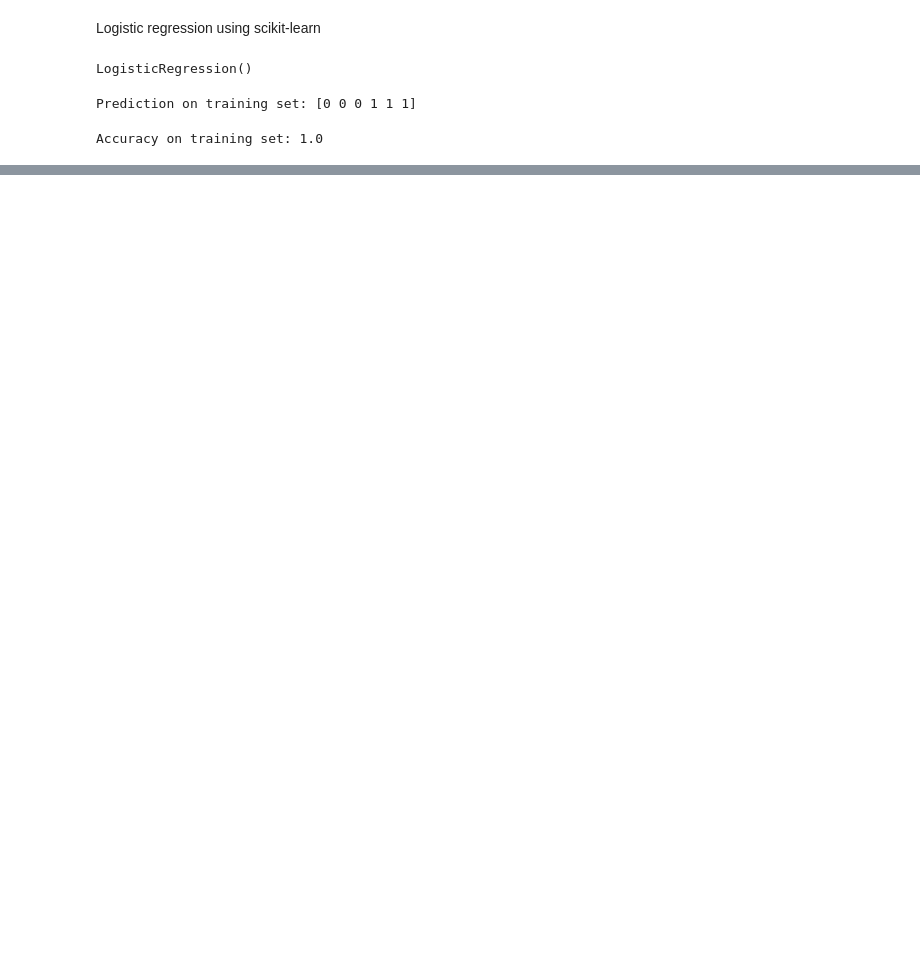
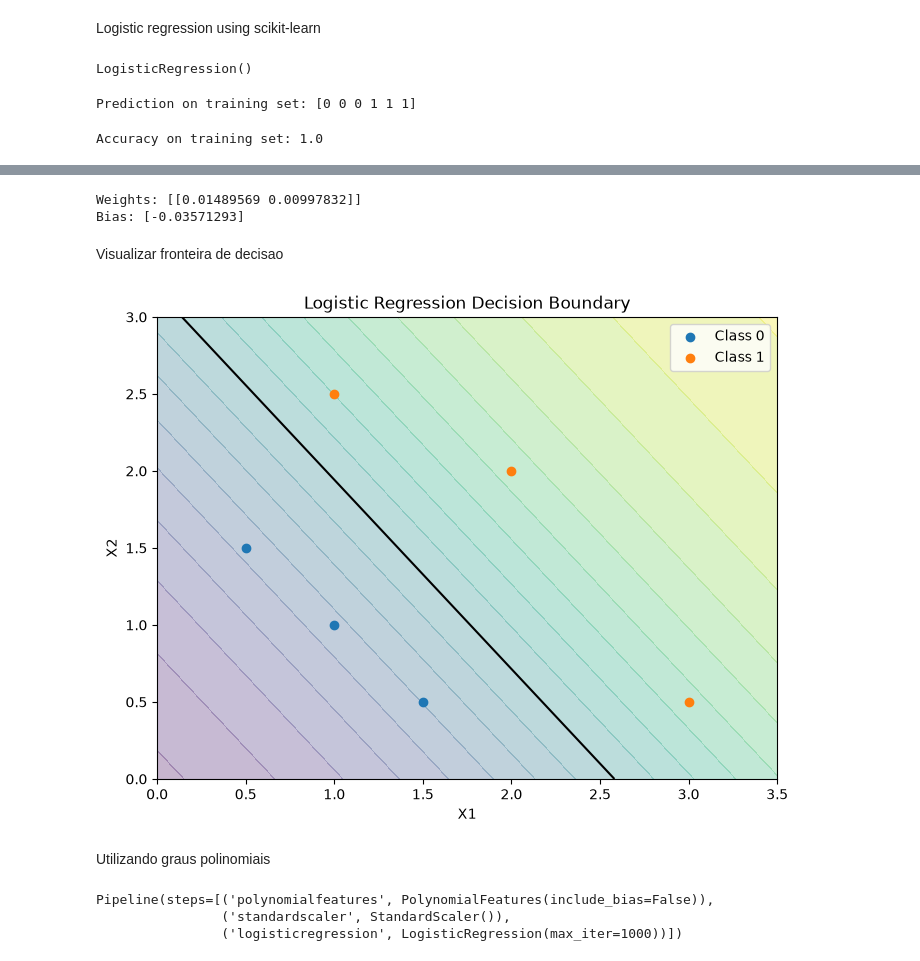
Before and after one commit to joaopenhamartins47-rgb/Machine-Learning-Foundations, a Jupyter notebook: ML specialization/SupervisedML(Module1)/logistic_regression.ipynb, the cells around one changed output, grey strips where cells are left out. Saved outputs shown, nothing was run; the diff lists cells and outputs as text; code cells hidden in the pictures; blank space fills up the shorter version.

```diff
--- a/ML specialization/SupervisedML(Module1)/logistic_regression.ipynb
+++ b/ML specialization/SupervisedML(Module1)/logistic_regression.ipynb
@@ -24,0 +63,63 @@ Accuracy on training set: 1.0
+# %%
+lr_model = LogisticRegression(C=1, max_iter=1000)
+
+#C aqui como parametro representa a regularizacao, 1 eh o valor padrao
+
+lr_model.fit(X, y)
+
+print("Weights:", lr_model.coef_)
+print("Bias:", lr_model.intercept_)
+# %% [output]
+Weights: [[0.01489569 0.00997832]]
+Bias: [-0.03571293]
+# %% [markdown]
+Visualizar fronteira de decisao
+# %%
+# Criando uma grade de coordenadas
+x1 = np.linspace(X[:, 0].min() - 0.5,
+                 X[:, 0].max() + 0.5, 200)
+
+x2 = np.linspace(X[:, 1].min() - 0.5,
+                 X[:, 1].max() + 0.5, 200)
+
+xx1, xx2 = np.meshgrid(x1, x2)
+
+# Preparando os dados para previsão
+grid = np.c_[xx1.ravel(), xx2.ravel()]
+
+# Probabilidade prevista para classe 1
+probs = lr_model.predict_proba(grid)[:, 1]
+probs = probs.reshape(xx1.shape)
+
+# Visualização
+plt.figure(figsize=(8, 6))
+
+plt.contourf(xx1, xx2, probs, levels=20, alpha=0.3)
+plt.contour(xx1, xx2, probs, levels=[0.5], colors="black")
+
+plt.scatter(X[y == 0, 0], X[y == 0, 1], label="Class 0")
+plt.scatter(X[y == 1, 0], X[y == 1, 1], label="Class 1")
+
+plt.xlabel("X1")
+plt.ylabel("X2")
+plt.title("Logistic Regression Decision Boundary")
+plt.legend()
+plt.show()
+# %% [output]
+[figure, added]
+# %% [markdown]
+Utilizando graus polinomiais
+# %%
+degree = 2
+
+lr_model = make_pipeline(
+    PolynomialFeatures(degree=degree, include_bias=False),
+    StandardScaler(),
+    LogisticRegression(C=1.0, max_iter=1000)
+)
+
+lr_model.fit(X, y)
+# %% [output]
+Pipeline(steps=[('polynomialfeatures', PolynomialFeatures(include_bias=False)),
+                ('standardscaler', StandardScaler()),
+                ('logisticregression', LogisticRegression(max_iter=1000))])
```
Also changed, not shown: parts of 4 cells of this notebook.
